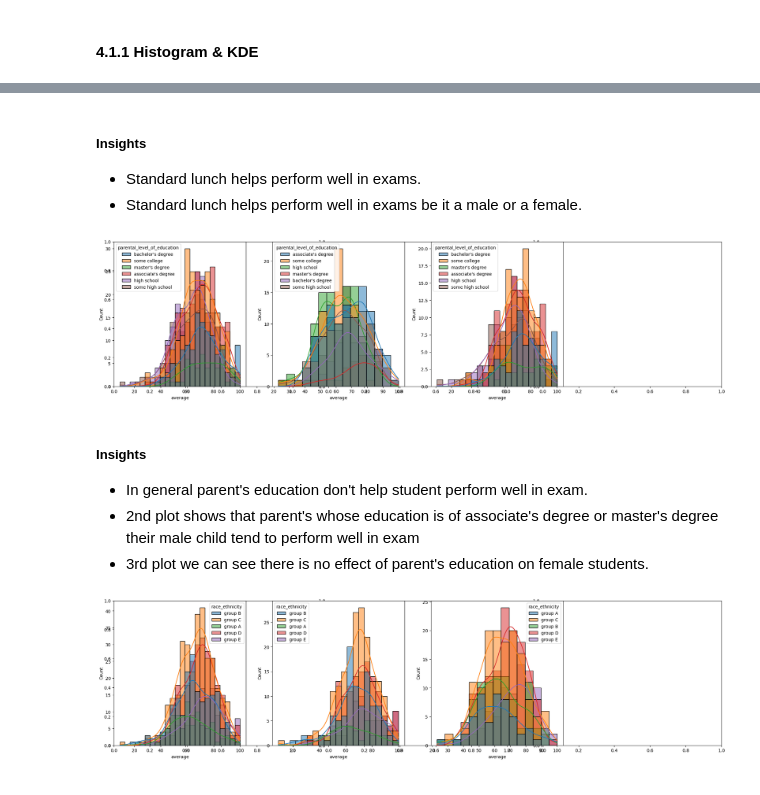
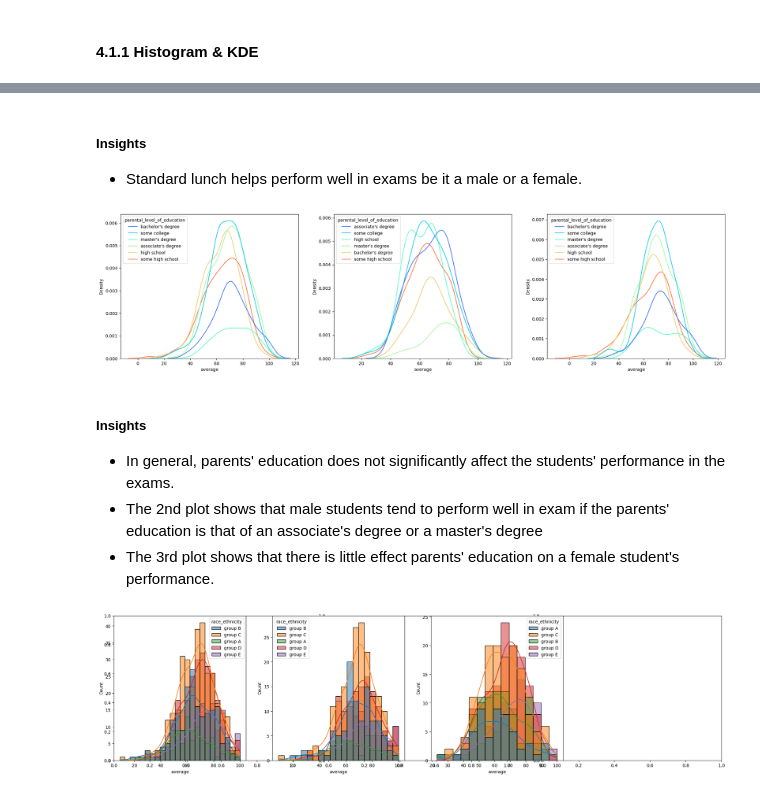
Before and after one commit to MohsinAli-10/ML-project-1-Student-Performance-Prediction, a Jupyter notebook: notebook/1 . EDA STUDENT PERFORMANCE .ipynb, the cells around one changed output, grey strips where cells are left out. Saved outputs shown, nothing was run; the diff lists cells and outputs as text; code cells hidden in the pictures.

```diff
--- a/notebook/1 . EDA STUDENT PERFORMANCE .ipynb
+++ b/notebook/1 . EDA STUDENT PERFORMANCE .ipynb
@@ -288,22 +291,26 @@ plt.show()
 # %% [markdown]
 #####  Insights
-- Standard lunch helps perform well in exams.
 - Standard lunch helps perform well in exams be it a male or a female.
 # %%
 plt.subplots(1,3,figsize=(25,6))
-plt.subplot(141)
-ax =sns.histplot(data=df,x='average',kde=True,hue='parental_level_of_education')
-plt.subplot(142)
-ax =sns.histplot(data=df[df.gender=='male'],x='average',kde=True,hue='parental_level_of_education')
-plt.subplot(143)
-ax =sns.histplot(data=df[df.gender=='female'],x='average',kde=True,hue='parental_level_of_education')
+custom_palette = sns.color_palette("rainbow", n_colors=len(df['parental_level_of_education'].unique()))
+
+plt.subplot(131)
+# ax =sns.histplot(data=df,x='average',kde=True,hue='parental_level_of_education', palette=custom_palette)
+ax =sns.kdeplot(data=df,x='average',hue='parental_level_of_education', palette=custom_palette)
+plt.subplot(132)
+# ax =sns.histplot(data=df[df.gender=='male'],x='average',kde=True,hue='parental_level_of_education', palette=custom_palette)
+ax =sns.kdeplot(data=df[df.gender=='male'],x='average',hue='parental_level_of_education', palette=custom_palette)
+plt.subplot(133)
+# ax =sns.histplot(data=df[df.gender=='female'],x='average',kde=True,hue='parental_level_of_education', palette=custom_palette)
+ax =sns.kdeplot(data=df[df.gender=='female'],x='average',hue='parental_level_of_education', palette=custom_palette)
 plt.show()
 # %% [output]
-[figure, old version]
+[figure, new version]
 # %% [markdown]
 #####  Insights
-- In general parent's education don't help student perform well in exam.
-- 2nd plot shows that parent's whose education is of associate's degree or master's degree their male child tend to perform well in exam
-- 3rd plot we can see there is no effect of parent's education on female students.
+- In general, parents' education does not significantly affect the students' performance in the exams.
+- The 2nd plot shows that male students tend to perform well in exam if the parents' education is that of an associate's degree or a master's degree
+- The 3rd plot shows that there is little effect parents' education on a female student's performance.
 # %%
 plt.subplots(1,3,figsize=(25,6))
```
Also changed, not shown: parts of 6 cells of this notebook.
